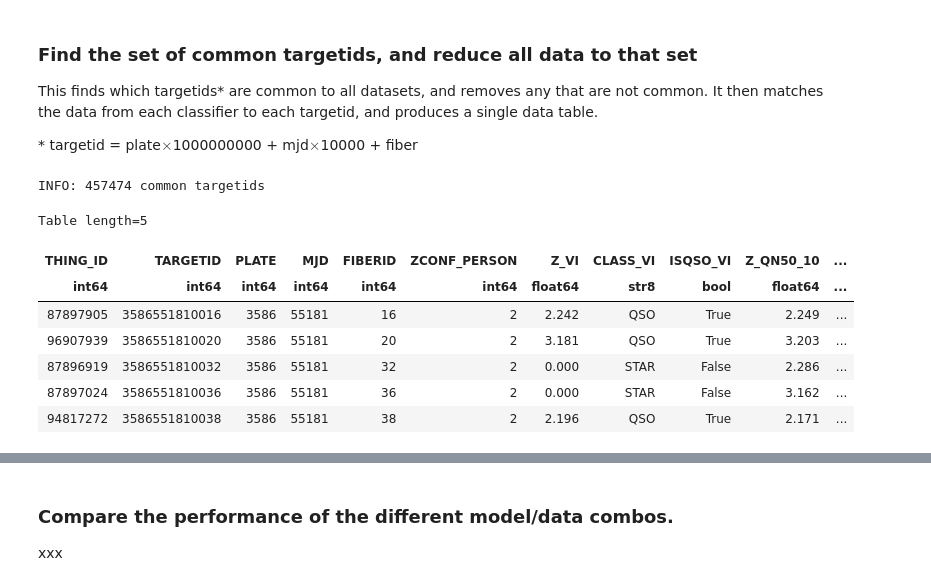
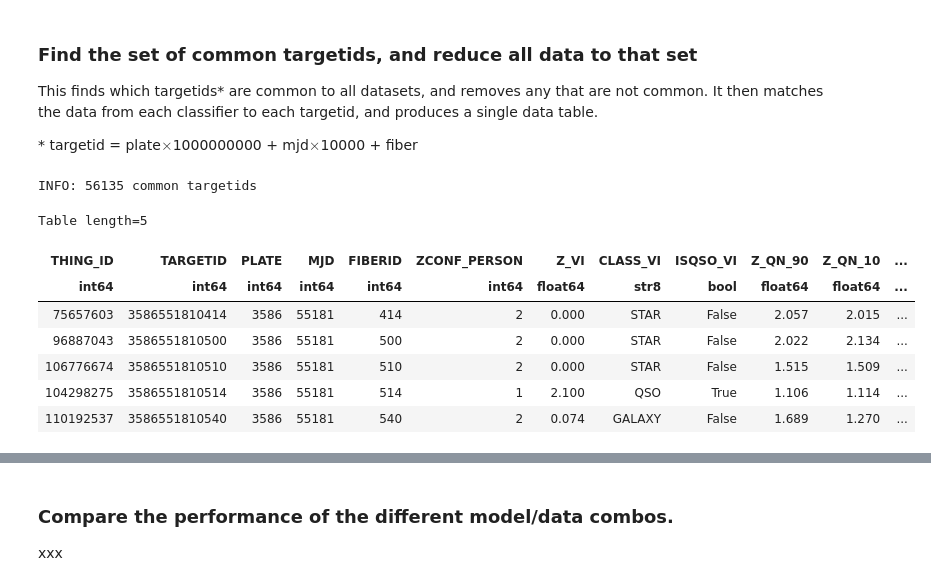
Before and after one commit to jfarr03/QuasarNET_analysis, a Jupyter notebook: analysis/notebooks/QN_performance_vs_training_set_size.ipynb, the cells around one changed output, grey strips where cells are left out. Cells and saved outputs as stored; diff of their text form; code cells hidden in the pictures.

```diff
--- a/analysis/notebooks/QN_performance_vs_training_set_size.ipynb
+++ b/analysis/notebooks/QN_performance_vs_training_set_size.ipynb
@@ -106,18 +106,18 @@ This finds which targetids* are common to all datasets, and removes any that are
 
 \* targetid = plate$\times$1000000000 + mjd$\times$10000 + fiber
 # %%
-data_table = reduce_data_to_table(data,truth,include_cmax_qn=include_cmax_qn)
+data_table = utils.reduce_data_to_table(data,truth,include_cmax_qn=include_cmax_qn)
 data_table[:5]
 # %% [output]
-INFO: 457474 common targetids
+INFO: 56135 common targetids
 Table length=5
-| THING_ID | TARGETID | PLATE | MJD | FIBERID | ZCONF_PERSON | Z_VI | CLASS_VI | ISQSO_VI | Z_QN50_10 | ... |
-| int64 | int64 | int64 | int64 | int64 | int64 | float64 | str8 | bool | float64 | ... |
-| 87897905 | 3586551810016 | 3586 | 55181 | 16 | 2 | 2.242 | QSO | True | 2.249 | ... |
-| 96907939 | 3586551810020 | 3586 | 55181 | 20 | 2 | 3.181 | QSO | True | 3.203 | ... |
-| 87896919 | 3586551810032 | 3586 | 55181 | 32 | 2 | 0.000 | STAR | False | 2.286 | ... |
-| 87897024 | 3586551810036 | 3586 | 55181 | 36 | 2 | 0.000 | STAR | False | 3.162 | ... |
-| 94817272 | 3586551810038 | 3586 | 55181 | 38 | 2 | 2.196 | QSO | True | 2.171 | ... |
+| THING_ID | TARGETID | PLATE | MJD | FIBERID | ZCONF_PERSON | Z_VI | CLASS_VI | ISQSO_VI | Z_QN_90 | Z_QN_10 | ... |
+| int64 | int64 | int64 | int64 | int64 | int64 | float64 | str8 | bool | float64 | float64 | ... |
+| 75657603 | 3586551810414 | 3586 | 55181 | 414 | 2 | 0.000 | STAR | False | 2.057 | 2.015 | ... |
+| 96887043 | 3586551810500 | 3586 | 55181 | 500 | 2 | 0.000 | STAR | False | 2.022 | 2.134 | ... |
+| 106776674 | 3586551810510 | 3586 | 55181 | 510 | 2 | 0.000 | STAR | False | 1.515 | 1.509 | ... |
+| 104298275 | 3586551810514 | 3586 | 55181 | 514 | 1 | 2.100 | QSO | True | 1.106 | 1.114 | ... |
+| 110192537 | 3586551810540 | 3586 | 55181 | 540 | 2 | 0.074 | GALAXY | False | 1.689 | 1.270 | ... |
 # %%
 # Include only objects in the data table that have the highest confidence level.
 data_table = data_table[data_table['ZCONF_PERSON']==2]
```
Also changed, not shown: parts of 5 cells of this notebook, 1 other file.
